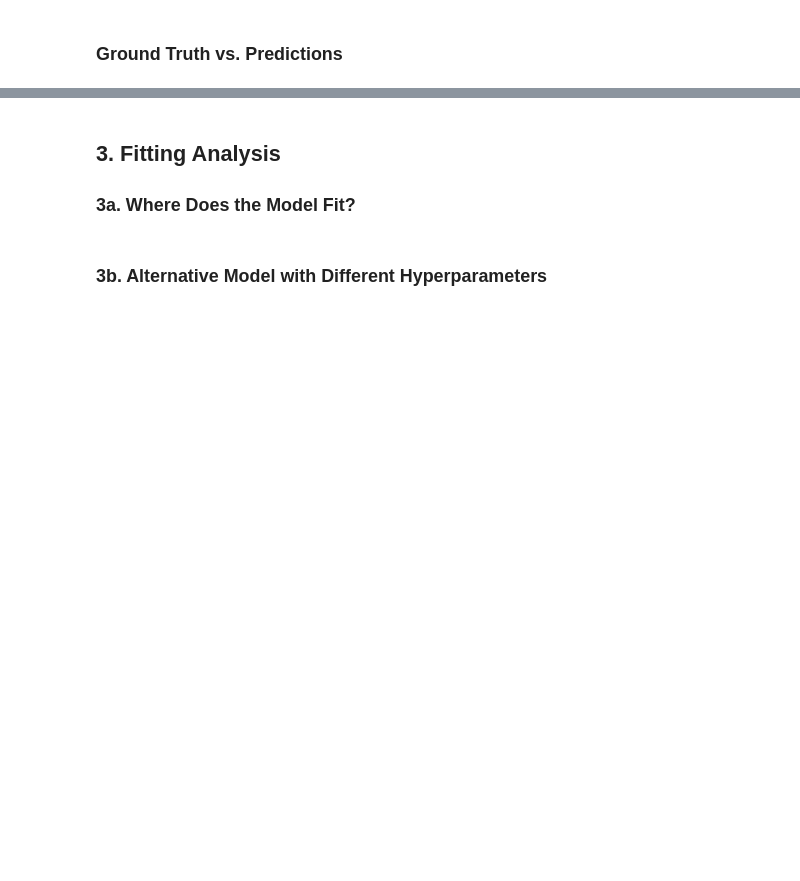
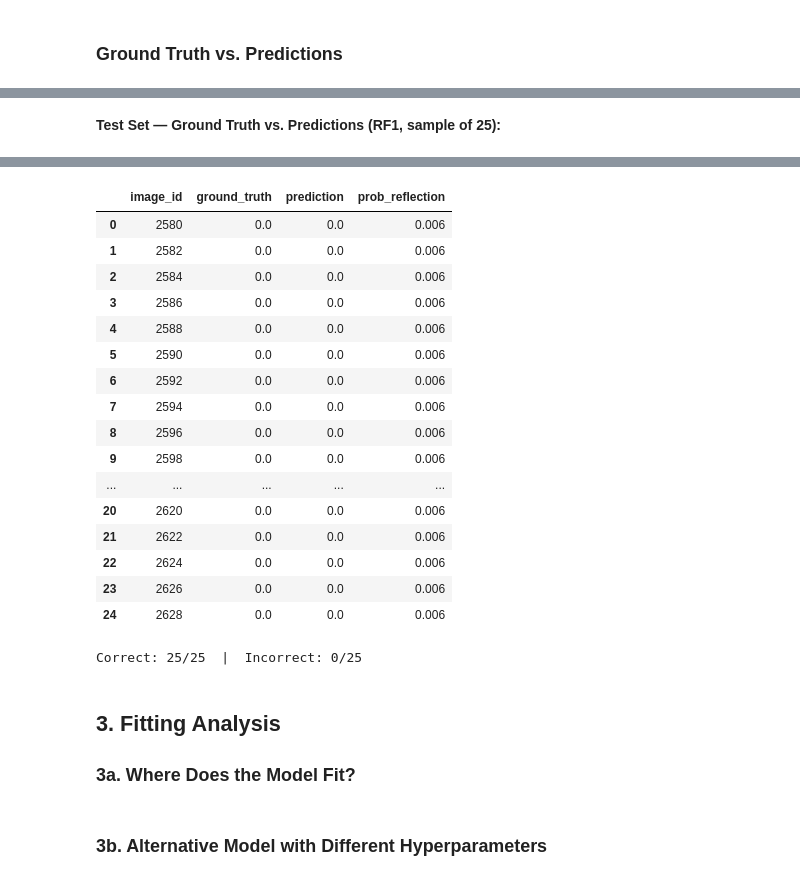
Before and after one commit to jestr-collab/232R-group-project, a Jupyter notebook: milestone_3.ipynb, the cells around one changed output, grey strips where cells are left out. Cells and saved outputs as stored; diff of their text form; code cells hidden in the pictures; blank space fills up the shorter version.

```diff
--- a/milestone_3.ipynb
+++ b/milestone_3.ipynb
@@ -644,0 +726,15 @@ show_examples(pred_test_1,  "TEST (RF1)")
+# %%
+display(Markdown("**Test Set — Ground Truth vs. Predictions (RF1, sample of 25):**"))
+test_sample = pred_test_1.select(
+    "image_id",
+    F.col("label_reflection").alias("ground_truth"),
+    F.col("prediction"),
+    F.round(vector_to_array(F.col("probability")).getItem(1), 4).alias("prob_reflection"),
+).limit(25).toPandas()
+display(test_sample)
+
+correct   = (test_sample["ground_truth"] == test_sample["prediction"]).sum()
+incorrect = len(test_sample) - correct
+print(f"Correct: {correct}/25  |  Incorrect: {incorrect}/25")
+# %% [output]
+**Test Set — Ground Truth vs. Predictions (RF1, sample of 25):**
@@ -645,3 +743,21 @@ show_examples(pred_test_1,  "TEST (RF1)")
+|  | image_id | ground_truth | prediction | prob_reflection |
+| 0 | 2580 | 0.0 | 0.0 | 0.006 |
+| 1 | 2582 | 0.0 | 0.0 | 0.006 |
+| 2 | 2584 | 0.0 | 0.0 | 0.006 |
+| 3 | 2586 | 0.0 | 0.0 | 0.006 |
+| 4 | 2588 | 0.0 | 0.0 | 0.006 |
+| 5 | 2590 | 0.0 | 0.0 | 0.006 |
+| 6 | 2592 | 0.0 | 0.0 | 0.006 |
+| 7 | 2594 | 0.0 | 0.0 | 0.006 |
+| 8 | 2596 | 0.0 | 0.0 | 0.006 |
+| 9 | 2598 | 0.0 | 0.0 | 0.006 |
+| ... | ... | ... | ... | ... |
+| 20 | 2620 | 0.0 | 0.0 | 0.006 |
+| 21 | 2622 | 0.0 | 0.0 | 0.006 |
+| 22 | 2624 | 0.0 | 0.0 | 0.006 |
+| 23 | 2626 | 0.0 | 0.0 | 0.006 |
+| 24 | 2628 | 0.0 | 0.0 | 0.006 |
+Correct: 25/25  |  Incorrect: 0/25
 # %% [markdown]
 ## 3. Fitting Analysis
 
```
Also changed, not shown: parts of 16 cells of this notebook.
